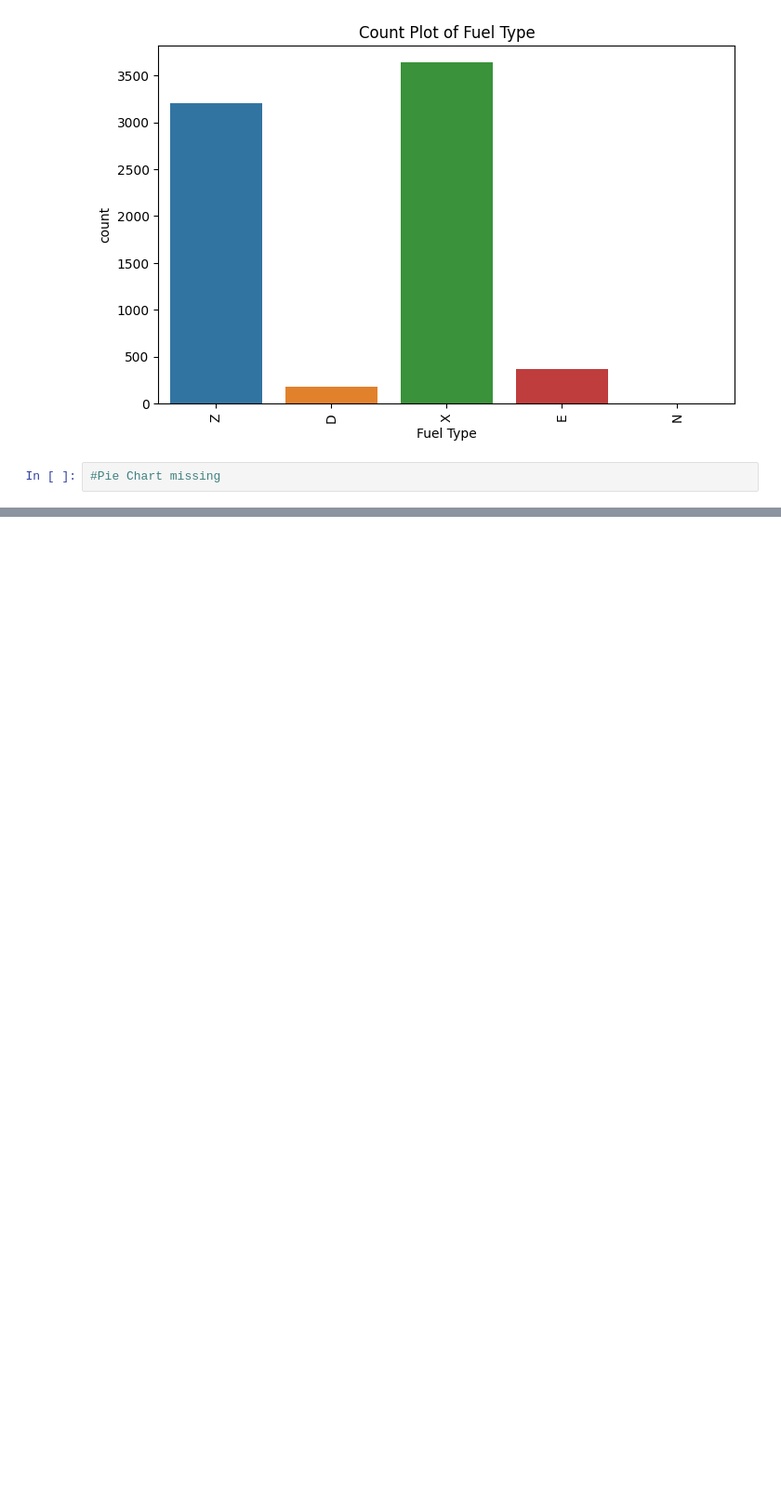
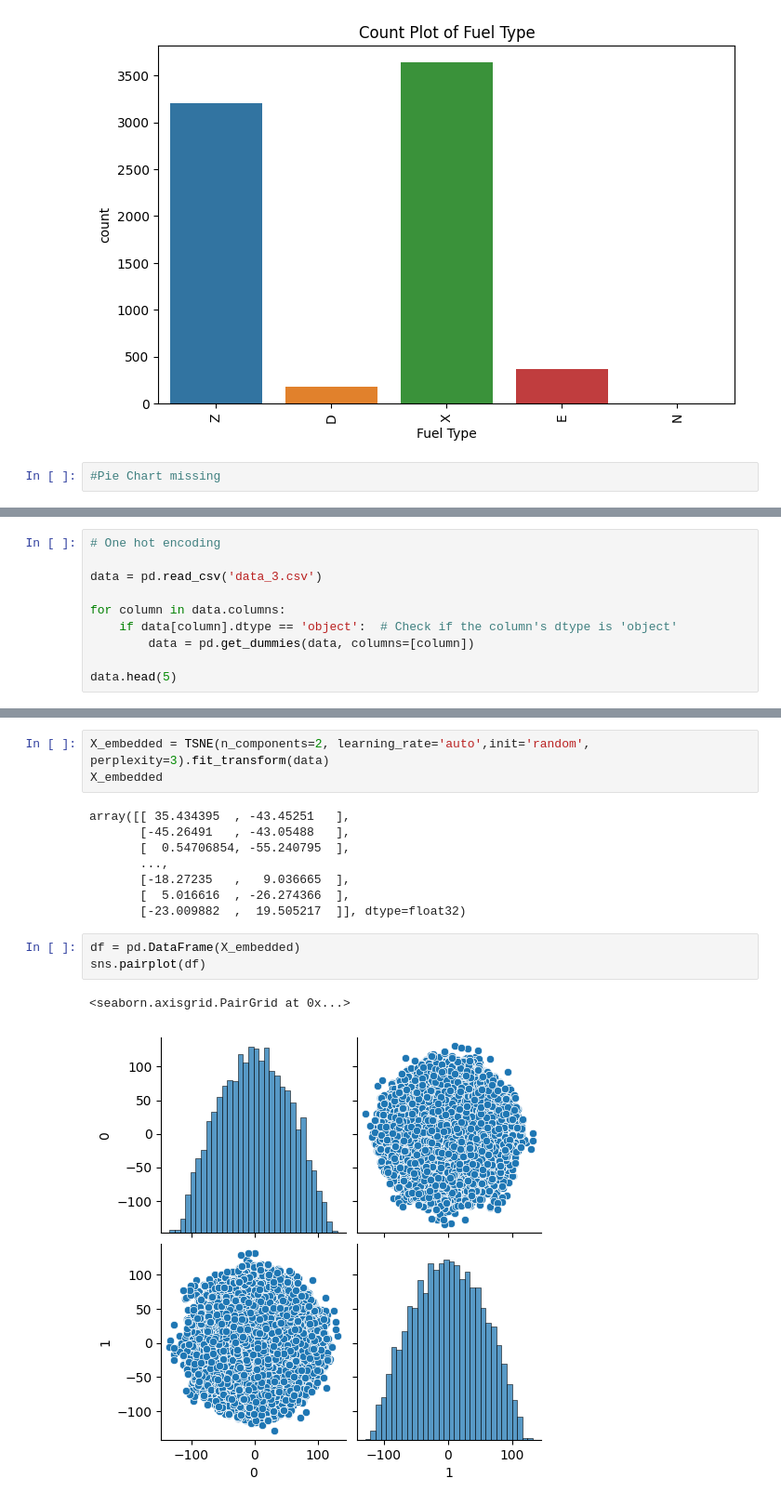
Before and after one commit to plon-Susk7/Machine_Learning_CSE343, a Jupyter notebook: a1/3_2021553.ipynb, the cells around one changed output, grey strips where cells are left out. Shown at 93% size. Saved outputs shown, nothing was run; the diff lists cells and outputs as text; blank space fills up the shorter version.

```diff
--- a/a1/3_2021553.ipynb
+++ b/a1/3_2021553.ipynb
@@ -128,0 +331,10 @@ for col in cols:
+# %%
+# One hot encoding
+
+data = pd.read_csv('data_3.csv')
+
+for column in data.columns:
+    if data[column].dtype == 'object':  # Check if the column's dtype is 'object'
+        data = pd.get_dummies(data, columns=[column])
+
+data.head(5)
@@ -128,0 +349,17 @@ for col in cols:
+# %%
+X_embedded = TSNE(n_components=2, learning_rate='auto',init='random', perplexity=3).fit_transform(data)
+X_embedded
+# %% [output]
+array([[ 35.434395  , -43.45251   ],
+       [-45.26491   , -43.05488   ],
+       [  0.54706854, -55.240795  ],
+       ...,
+       [-18.27235   ,   9.036665  ],
+       [  5.016616  , -26.274366  ],
+       [-23.009882  ,  19.505217  ]], dtype=float32)
+# %%
+df = pd.DataFrame(X_embedded)
+sns.pairplot(df)
+# %% [output]
+<seaborn.axisgrid.PairGrid at 0x...>
+[figure, added]
```
Also changed, not shown: parts of 10 cells of this notebook.
